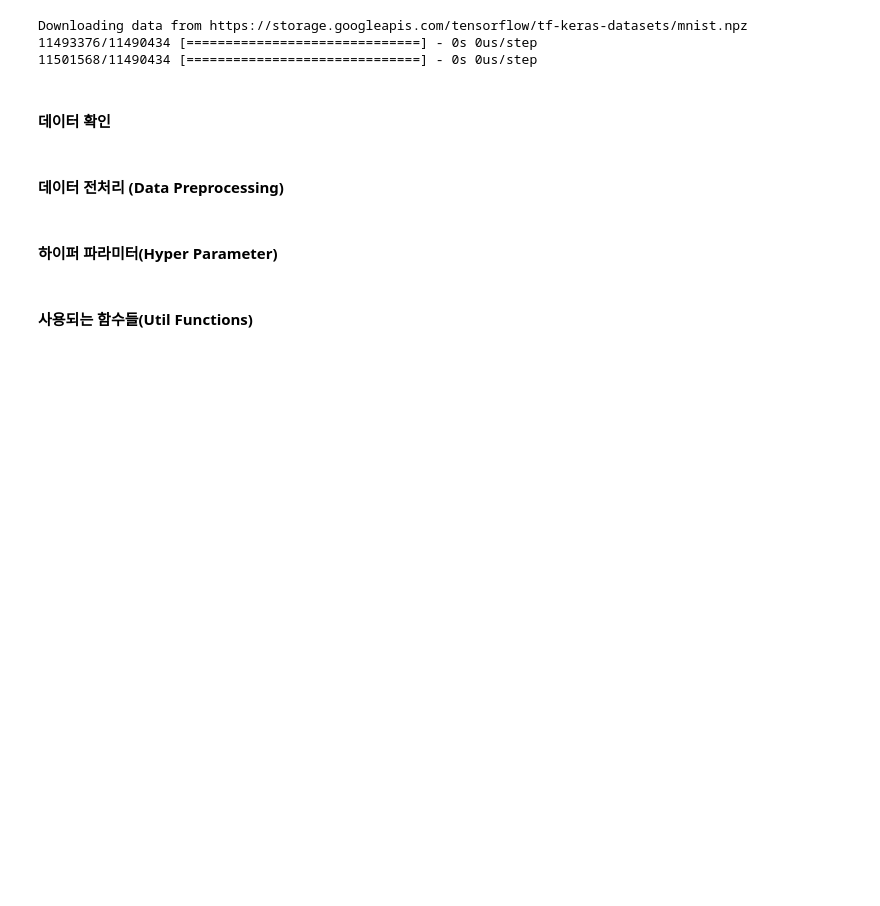
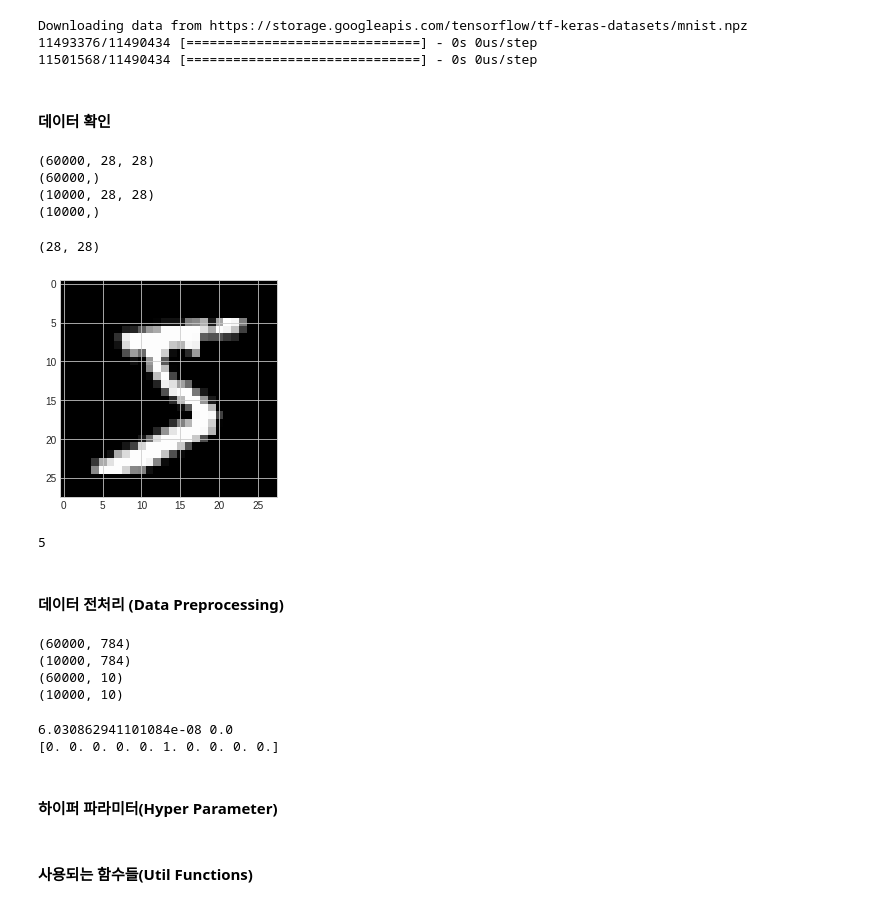
Before and after one commit to moung1012/-, a Jupyter notebook: _7_신경망_학습.ipynb, the cells around one changed output. Cells and saved outputs as stored; diff of their text form; code cells hidden in the pictures; blank space fills up the shorter version.

```diff
--- a/_7_신경망_학습.ipynb
+++ b/_7_신경망_학습.ipynb
@@ -419,5 +419,28 @@ Downloading data from https://storage.googleapis.com/tensorflow/tf-keras-dataset
 11501568/11490434 [==============================] - 0s 0us/step
 # %% [markdown]
 #### 데이터 확인
+# %%
+print(x_train.shape)
+print(y_train.shape)
+print(x_test.shape)
+print(y_test.shape)
+# %% [output]
+(60000, 28, 28)
+(60000,)
+(10000, 28, 28)
+(10000,)
+# %%
+img = x_train[0]
+print(img.shape)
+
+plt.imshow(img, cmap='gray')
+plt.show()
+# %% [output]
+(28, 28)
+[figure, added]
+# %%
+y_train[0]
+# %% [output]
+5
 # %% [markdown]
 #### 데이터 전처리 (Data Preprocessing)
@@ -424,2 +455,27 @@ Downloading data from https://storage.googleapis.com/tensorflow/tf-keras-dataset
+# %%
+x_train, x_test = x_train / 255.0,x_test / 255.0
+
+x_train = flatten_for_mnist(x_train)
+x_test = flatten_for_mnist(x_test)
+
+print(x_train.shape)
+print(x_test.shape)
+
+y_train_ohe = tf.one_hot(y_train, depth=10).numpy()
+y_test_ohe = tf.one_hot(y_test, depth=10).numpy()
+
+print(y_train_ohe.shape)
+print(y_test_ohe.shape)
+# %% [output]
+(60000, 784)
+(10000, 784)
+(60000, 10)
+(10000, 10)
+# %%
+print(x_train[0].max(), x_train[0].min())
+print(y_train_ohe[0]) #스케일링
+# %% [output]
+6.030862941101084e-08 0.0
+[0. 0. 0. 0. 0. 1. 0. 0. 0. 0.]
 # %% [markdown]
 #### 하이퍼 파라미터(Hyper Parameter)
```
Also changed, not shown: parts of 5 cells of this notebook.
